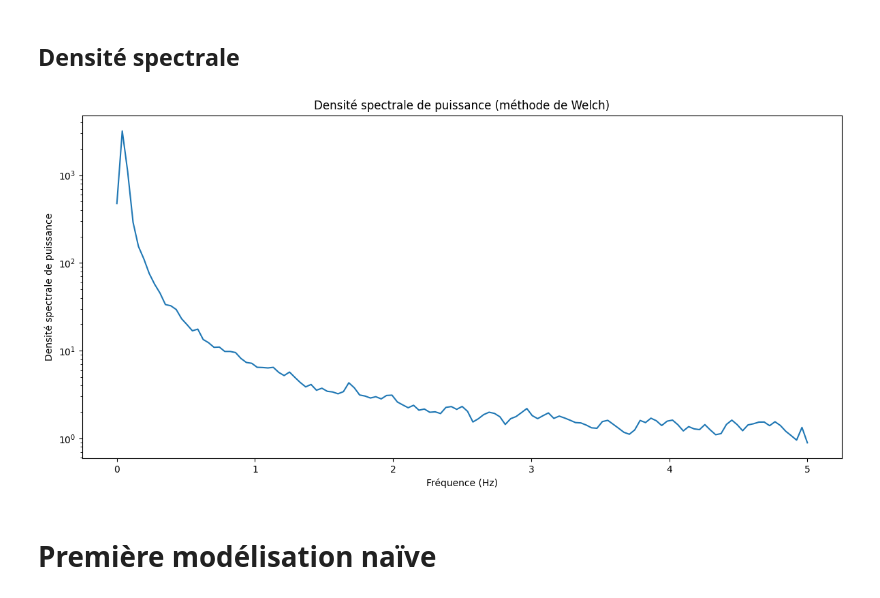
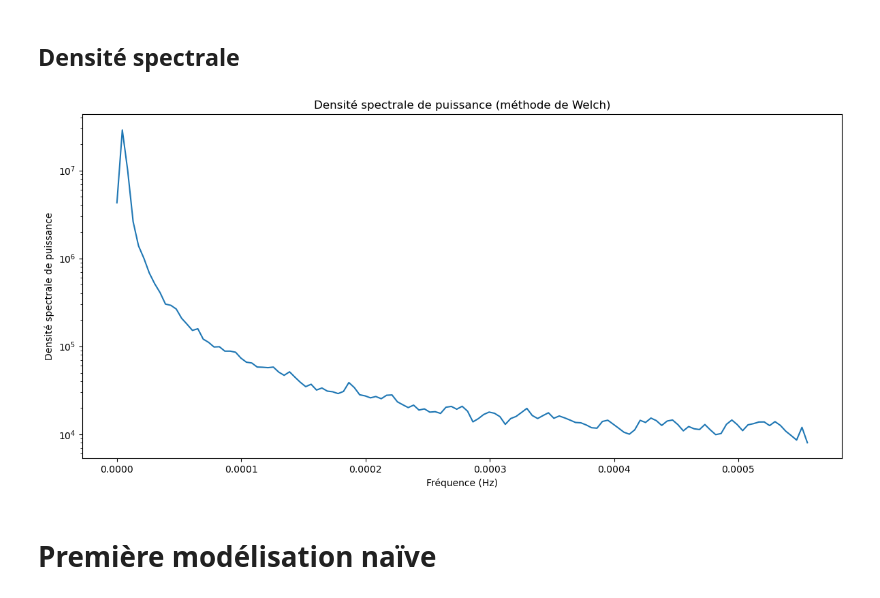
Before and after one commit to PiDchsn/Projet-RI, a Jupyter notebook: Analyse.ipynb, the cells around one changed output. Cells and saved outputs as stored; diff of their text form; code cells hidden in the pictures.

```diff
--- a/Analyse.ipynb
+++ b/Analyse.ipynb
@@ -320,20 +385,23 @@ Text(0, 0.5, 'Amplitude')
 # %%
 from scipy.signal import welch
 # %%
-frequencies, power_spectral_density = welch(data_ajust, fs=10, nperseg=256)
+T = 900  # Un point toutes les 15 min d'où 15*60
+fs = 1 / T
+
+frequencies, power_spectral_density = welch(data_ajust, fs=fs, nperseg=256)
 
 # Tracé du signal d'origine
 plt.figure(figsize=(12, 6))
 
 plt.semilogy(frequencies, np.abs(power_spectral_density))
 plt.title('Densité spectrale de puissance (méthode de Welch)')
 plt.xlabel('Fréquence (Hz)')
 plt.ylabel('Densité spectrale de puissance')
 
 plt.tight_layout()
 plt.show()
 # %% [output]
-[figure, old version]
+[figure, new version]
 # %% [markdown]
 # Première modélisation naïve
 # %%
```
Also changed, not shown: parts of 10 cells of this notebook.
